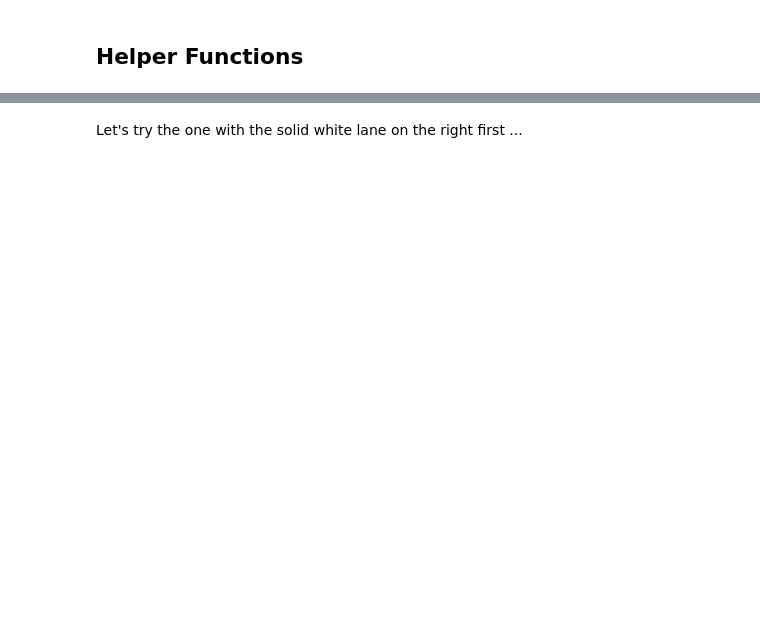
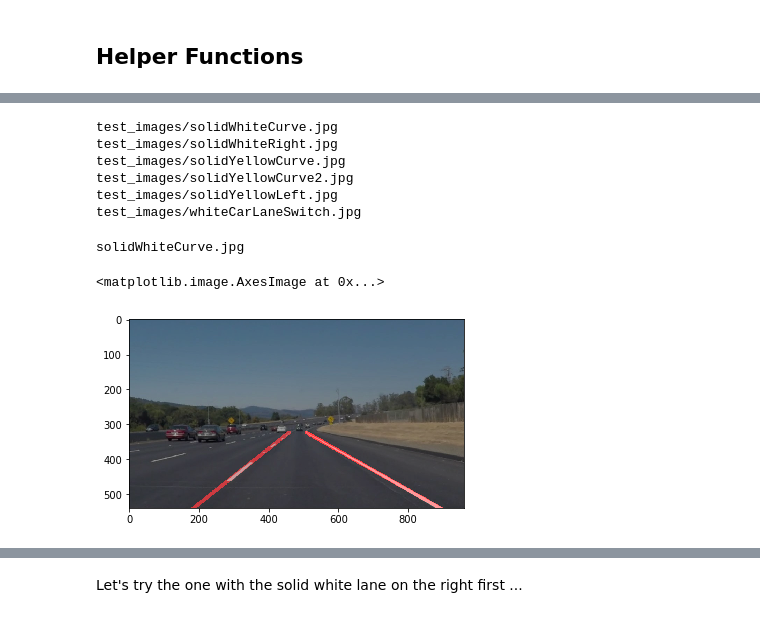
Before and after one commit to ishipachev/UdacitySDCND-CarND-LaneLines-P1, a Jupyter notebook: P1_res.ipynb, the cells around one changed output, grey strips where cells are left out. Cells and saved outputs as stored; diff of their text form; code cells hidden in the pictures; blank space fills up the shorter version.

```diff
--- a/P1_res.ipynb
+++ b/P1_res.ipynb
@@ -198,34 +229,0 @@ Try tuning the various parameters, especially the low and high Canny thresholds
-# %%
-#reading in an image
-#сделать выше цикл чтения по всем картинкам
-image = mpimg.imread('test_images/solidWhiteRight.jpg')
-
-#конвертируем в ЧБ
-gray = grayscale(image)
-
-#проходимся ядром гауса по картинке
-kernel_size = 5
-blur_gray = gaussian_blur(gray, kernel_size)
-
-#берем границы алгоритмом Canny
-low_threshold = 70
-high_threshold = 120
-edges = canny(blur_gray, low_threshold, high_threshold)
-
-plt.imshow(edges, cmap='Greys_r')
-
-#Отрезаем нужную область
-imshape = image.shape
-vertices = np.array([[(0,imshape[0]),(450, 290), (490, 290), (imshape[1],imshape[0])]], dtype=np.int32)
-masked_edges = region_of_interest(edges, vertices)
-
-plt.imshow(masked_edges, cmap='Greys_r')
-
-rho = 2
-theta = 1
-threshold = 15
-min_line_len = 30
-max_line_gap = 30
-line_img = hough_lines(masked_edges, rho, theta, threshold, min_line_len, max_line_gap)
-
-#plt.imshow(line_img)
@@ -253,0 +294,21 @@ imageio.plugins.ffmpeg.download()
+# %%
+image_dir_path = 'test_images/'
+image_list = get_list_of_files(image_dir_path)
+print("\n".join(image_list))
+# %% [output]
+test_images/solidWhiteCurve.jpg
+test_images/solidWhiteRight.jpg
+test_images/solidYellowCurve.jpg
+test_images/solidYellowCurve2.jpg
+test_images/solidYellowLeft.jpg
+test_images/whiteCarLaneSwitch.jpg
+# %%
+image_path = image_list[0]
+image = mpimg.imread(image_path)
+res_image = process_image(image)
+print(os.path.basename(image_path))
+plt.imshow(res_image)
+# %% [output]
+solidWhiteCurve.jpg
+<matplotlib.image.AxesImage at 0x...>
+[figure, added]
```
Also changed, not shown: parts of 42 cells of this notebook, 17 other files.
